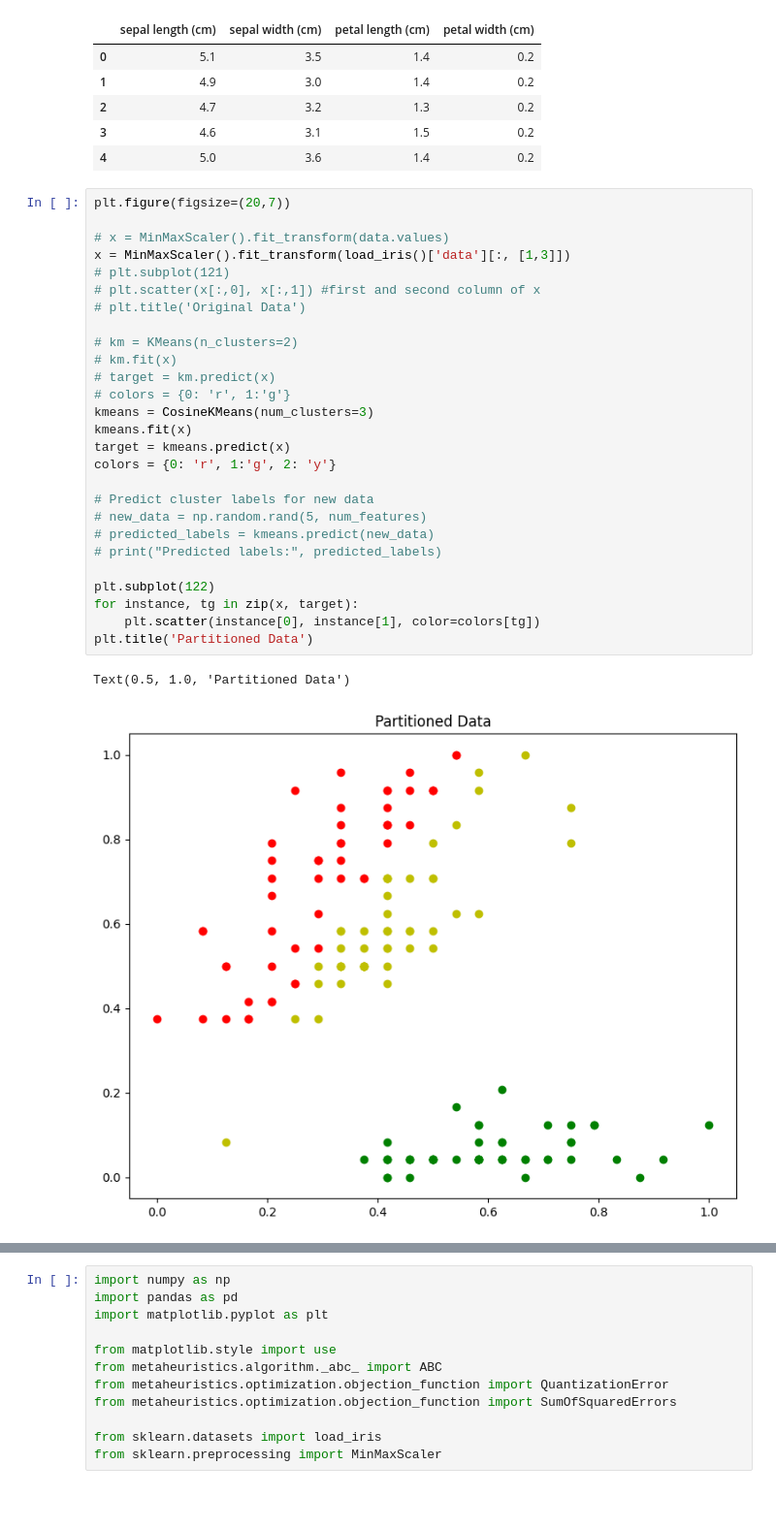
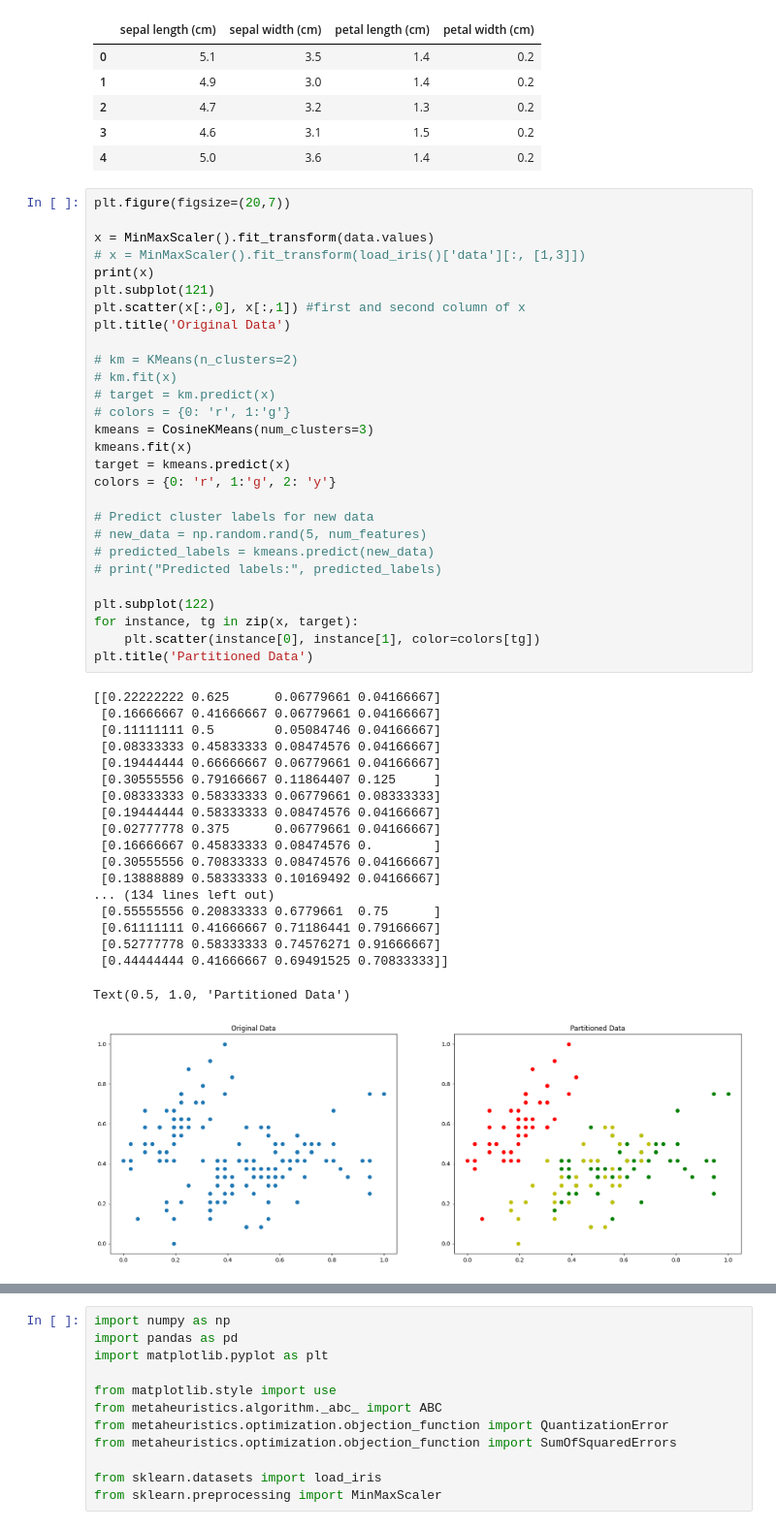
Before and after one commit to shanbhxg/Apidae, a Jupyter notebook: kabc-medium/Copy_abc_clustering.ipynb, the cells around one changed output, grey strips where cells are left out. Shown at 97% size. Cells and saved outputs as stored; diff of their text form; blank space fills up the shorter version.

```diff
--- a/kabc-medium/Copy_abc_clustering.ipynb
+++ b/kabc-medium/Copy_abc_clustering.ipynb
@@ -36,33 +36,51 @@ display(data.head())
 # %%
 plt.figure(figsize=(20,7))
 
-# x = MinMaxScaler().fit_transform(data.values)
-x = MinMaxScaler().fit_transform(load_iris()['data'][:, [1,3]])
-# plt.subplot(121)
-# plt.scatter(x[:,0], x[:,1]) #first and second column of x
-# plt.title('Original Data')
+x = MinMaxScaler().fit_transform(data.values)
+# x = MinMaxScaler().fit_transform(load_iris()['data'][:, [1,3]])
+print(x)
+plt.subplot(121)
+plt.scatter(x[:,0], x[:,1]) #first and second column of x
+plt.title('Original Data')
 
 # km = KMeans(n_clusters=2)
 # km.fit(x)
 # target = km.predict(x)
 # colors = {0: 'r', 1:'g'}
 kmeans = CosineKMeans(num_clusters=3)
 kmeans.fit(x)
 target = kmeans.predict(x)
 colors = {0: 'r', 1:'g', 2: 'y'}
 
 # Predict cluster labels for new data
 # new_data = np.random.rand(5, num_features)
 # predicted_labels = kmeans.predict(new_data)
 # print("Predicted labels:", predicted_labels)
 
 plt.subplot(122)
 for instance, tg in zip(x, target):
     plt.scatter(instance[0], instance[1], color=colors[tg])
 plt.title('Partitioned Data')
 # %% [output]
-Text(0.5, 1.0, 'Partitioned Data')
+[[0.22222222 0.625      0.06779661 0.04166667]
+ [0.16666667 0.41666667 0.06779661 0.04166667]
+ [0.11111111 0.5        0.05084746 0.04166667]
+ [0.08333333 0.45833333 0.08474576 0.04166667]
+ [0.19444444 0.66666667 0.06779661 0.04166667]
+ [0.30555556 0.79166667 0.11864407 0.125     ]
+ [0.08333333 0.58333333 0.06779661 0.08333333]
+ [0.19444444 0.58333333 0.08474576 0.04166667]
+ [0.02777778 0.375      0.06779661 0.04166667]
+ [0.16666667 0.45833333 0.08474576 0.        ]
+ [0.30555556 0.70833333 0.08474576 0.04166667]
+ [0.13888889 0.58333333 0.10169492 0.04166667]
+... (134 lines left out)
+ [0.55555556 0.20833333 0.6779661  0.75      ]
+ [0.61111111 0.41666667 0.71186441 0.79166667]
+ [0.52777778 0.58333333 0.74576271 0.91666667]
+ [0.44444444 0.41666667 0.69491525 0.70833333]]
+Text(0.5, 1.0, 'Partitioned Data')
-[figure, old version]
+[figure, new version]
 # %%
 plt.figure(figsize=(9,7))
 for instance, tg in zip(x, target):
```
Also changed, not shown: parts of 5 cells of this notebook.
